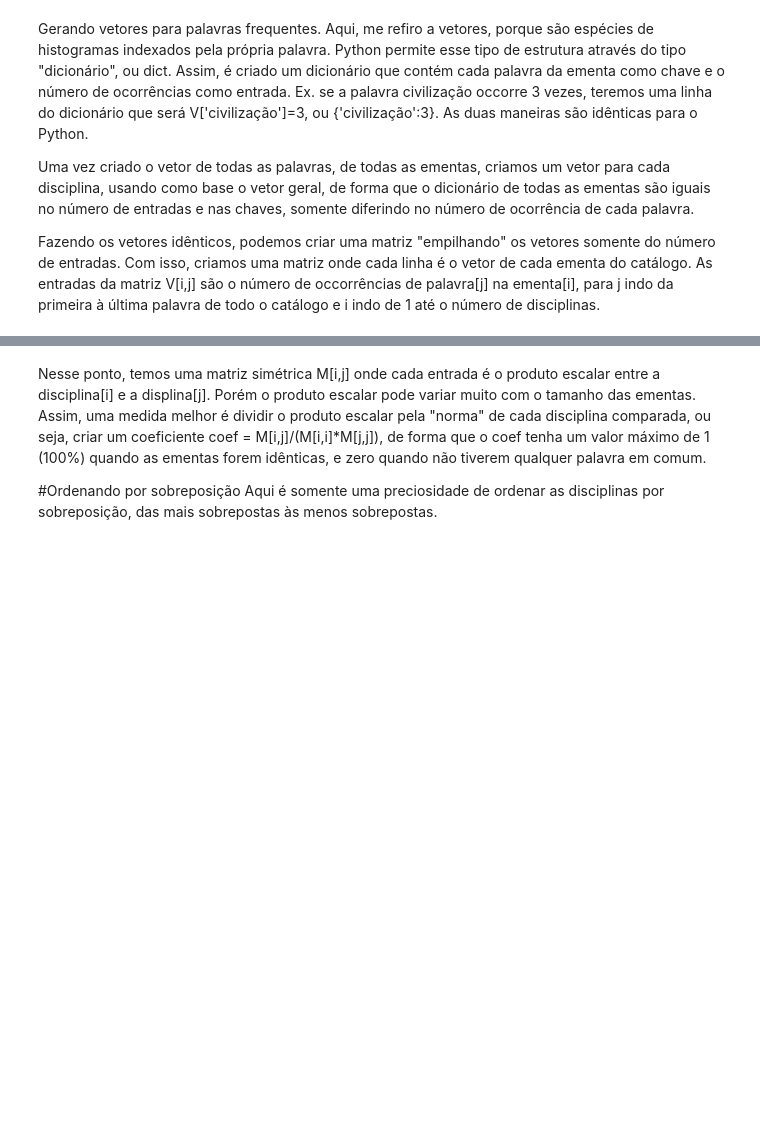
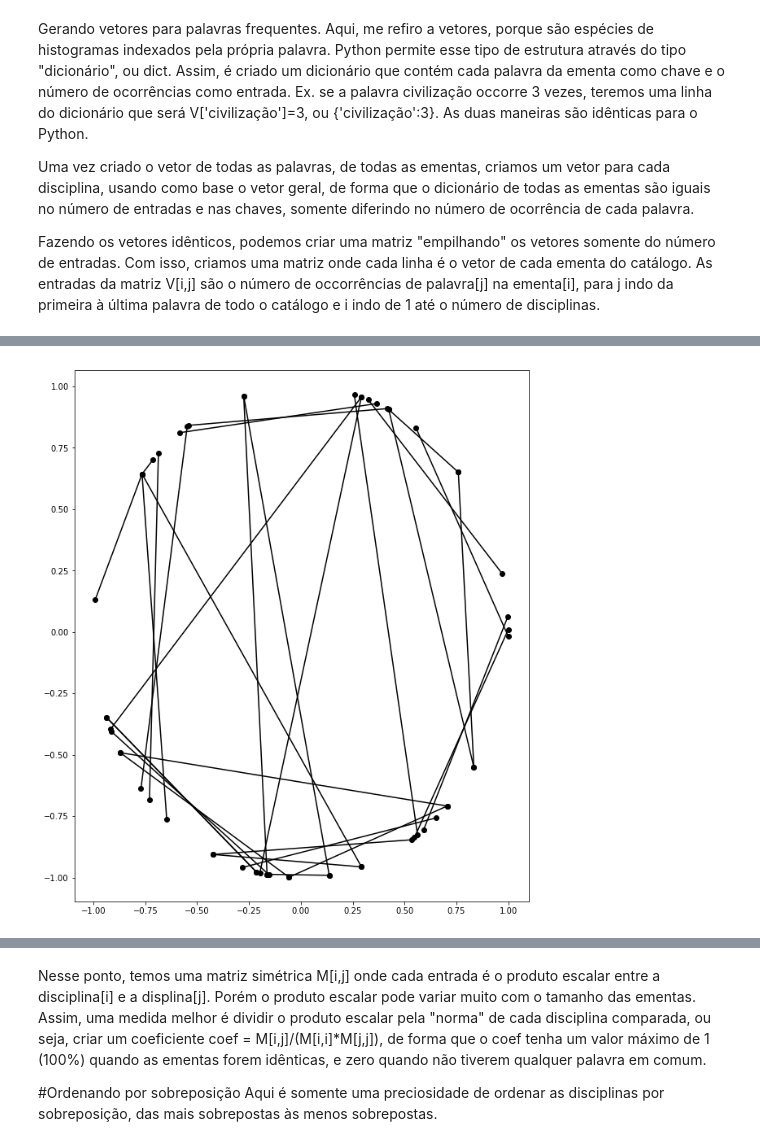
Before and after one commit to mbreyes/textAnalyzer, a Jupyter notebook: textAnalyzer.ipynb, the cells around one changed output, grey strips where cells are left out. Cells and saved outputs as stored; diff of their text form; code cells hidden in the pictures; blank space fills up the shorter version.

```diff
--- a/textAnalyzer.ipynb
+++ b/textAnalyzer.ipynb
@@ -282,10 +227,0 @@ NameError: name 'I' is not defined
-# %%
-aux=938
-aux2 = M2[:,6]
-maior = aux2.max()
-print(maior)
-ind = np.nonzero(aux2==aux2.max())
-print(ind)
-print (aux2[ind])
-
-print(catalogo[6][1],catalogo[6][4])
@@ -296,0 +228,24 @@ Aeroelasticidade Comportamento aeroelástico de veículos aeroespaciais e outras
+# %%
+thres = 0.75
+k=1;
+j=0;
+a = ['trabalho', 'graduação', 'estágio', 'seminários', 'temas', 'tópicos', 'projeto de graduação']
+
+pairs = []; #np.array([0,0])
+for j in range(M2.shape[1]):
+    #print(j)
+    ind = np.array(np.where(M2[:,j] >= thres))
+    ind = ind[np.where(ind>j)]
+    if len(ind) > 0:
+        for l in range(len(ind)):
+            strng = catalogo[ind[l]][1]
+            #print(catalogo[ind[l]][1])
+            if   not any(y in strng.lower() for y in a):
+                pairs.append([ind[l],j])
+
+pairs = np.array(pairs)
+pairs = pairs[1:,:]
+print(type(ind))
+print(ind)
+print(pairs)
+print(len(pairs))
@@ -296,0 +270,12 @@ Aeroelasticidade Comportamento aeroelástico de veículos aeroespaciais e outras
+# %%
+thetaMax = pairs.max()
+i = np.complex(0,1)
+for k in np.arange(1,pairs.shape[0]):
+        a = pairs[k,0]-thetaMax/2/np.pi;
+        b = pairs[k,1]-thetaMax/2/np.pi;
+        x=np.vstack([[np.real(np.exp(i*a)),np.imag(np.exp(i*a))],[np.real(np.exp(i*b)),np.imag(np.exp(i*b))]])
+        plt.plot(x[:,0],x[:,1],'ko-');
+pylab.rcParams['figure.figsize'] = (10, 10)
+plt.show()
+# %% [output]
+[figure, added]
```
Also changed, not shown: parts of 8 cells of this notebook.
